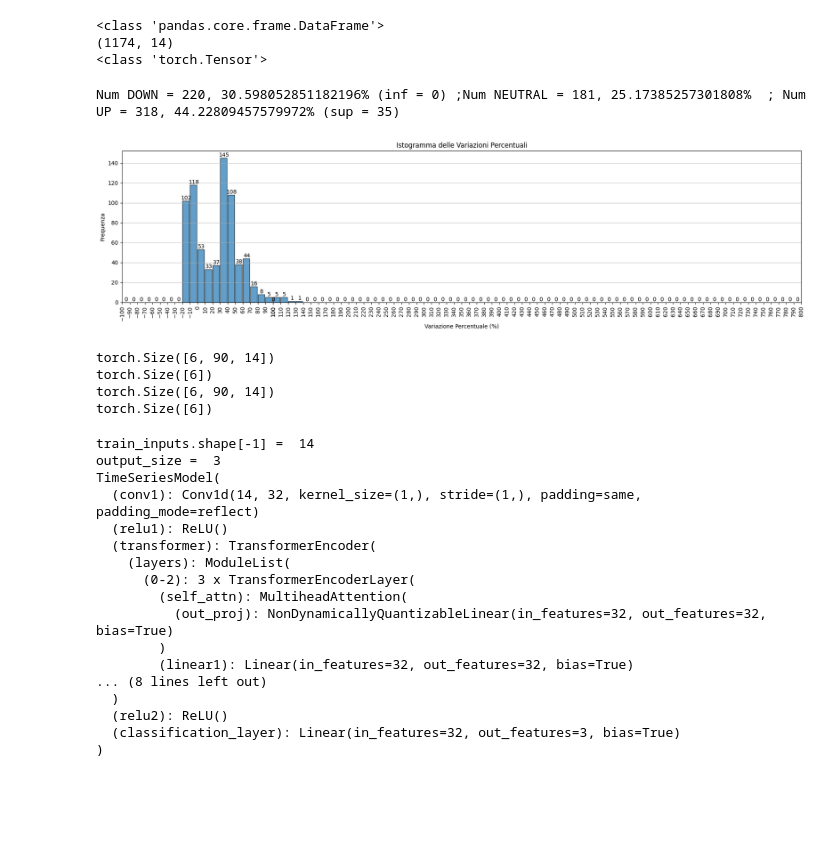
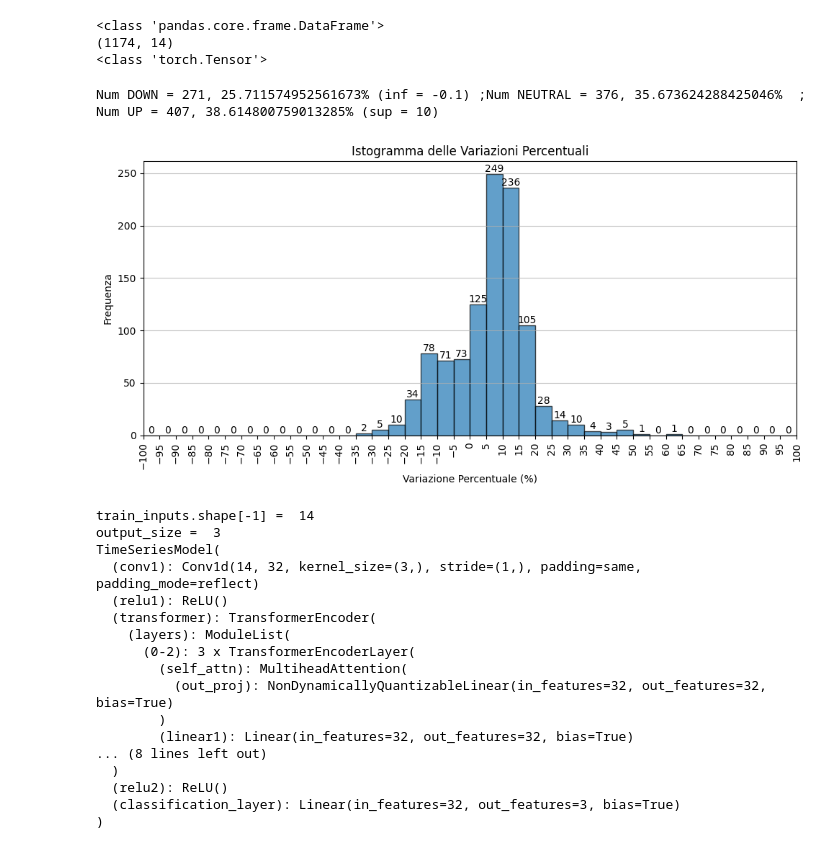
Before and after one commit to tommasomora01/StockIndexClassification, a Jupyter notebook: StockIndexClassification_Training.ipynb, the cells around one changed output. Drawn from its saved outputs; the diff is of its cells as text; code cells hidden in the pictures; blank space fills up the shorter version.

```diff
--- a/StockIndexClassification_Training.ipynb
+++ b/StockIndexClassification_Training.ipynb
@@ -87,6 +72,6 @@ year_end = config['dataset_params']['year_end']
 month_end = config['dataset_params']['month_end']
 
 dataset_handler = DatasetHandler(normalized_df,year_start=year_start,month_start=month_start,year_end=year_end,month_end=month_end)
-train_model_dataset , _ = dataset_handler.split_dataset()
+train_model_dataset , final_test = dataset_handler.split_dataset()
 # %%
 train_inputs = train_model_dataset.iloc[:,:]
@@ -116,29 +102,27 @@ folders[0] = os.path.join(folders[0],f"{distance_pred}gg")
 folders[1] = os.path.join(folders[1],f"{distance_pred}gg")
 # %%
 dataset = SequenceDataset(train_inputs, sequence_length=sequence_length, offset=offset,distance_pred=distance_pred)
+#final_test_dataset = SequenceDataset(test_inputs, sequence_length=sequence_length, offset=offset,distance_pred=distance_pred)
 dataset.show_sequence(plot_mode=True)
 # Split train-test
 train_size = int(0.8 * len(dataset))
 test_size = len(dataset) - train_size
 train_dataset, test_dataset = torch.utils.data.random_split(dataset, [train_size, test_size])
-# Creazione dei DataLoader
+# # Creazione dei DataLoader
 train_loader = DataLoader(train_dataset, batch_size=batch_size, shuffle=False)
 test_loader = DataLoader(test_dataset, batch_size=batch_size, shuffle=False)
-for inputs in train_loader:
-  print(inputs[0].shape)
-  print(inputs[1].shape)
-  break
-for inputs in test_loader:
-    print(inputs[0].shape)
-    print(inputs[1].shape)
-    break
+ #final_test_loader = DataLoader(final_test_dataset, batch_size=batch_size, shuffle=False)
+# for inputs in train_loader:
+#   print(inputs[0].shape)
+#   print(inputs[1].shape)
+#   break
+# for inputs in test_loader:
+#     print(inputs[0].shape)
+#     print(inputs[1].shape)
+#     break
 # %% [output]
-Num DOWN = 220, 30.598052851182196% (inf = 0) ;Num NEUTRAL = 181, 25.17385257301808%  ; Num UP = 318, 44.22809457579972% (sup = 35)
+Num DOWN = 271, 25.711574952561673% (inf = -0.1) ;Num NEUTRAL = 376, 35.673624288425046%  ; Num UP = 407, 38.614800759013285% (sup = 10)
-[figure, old version]
+[figure, new version]
-torch.Size([6, 90, 14])
-torch.Size([6])
-torch.Size([6, 90, 14])
-torch.Size([6])
 # %%
 model_dim = config['model_params']['dimension']
 d_model = config['model_params']['d_model']
@@ -150,7 +134,7 @@ early_stopping_patience = config['model_params']['early_stopping_patience']
 early_stopping_delta = config['model_params']['early_stopping_delta']
 # %%
 # Creazione del modello
-model = TimeSeriesModel(train_inputs.shape[-1], output_size,"small",d_model = d_model, n_head= n_head, dim_feedforward= dim_feedforward, num_layers=num_layers, kernel_size=1)
+model = TimeSeriesModel(train_inputs.shape[-1], output_size,"small",d_model = d_model, n_head= n_head, dim_feedforward= dim_feedforward, num_layers=num_layers, kernel_size=kernel_size)
 
 for m in model.modules():
     if isinstance(m, (nn.Conv1d, nn.Conv2d, nn.Conv3d, nn.Linear)):
@@ -166,7 +150,7 @@ print(model)
 train_inputs.shape[-1] =  14
 output_size =  3
 TimeSeriesModel(
-  (conv1): Conv1d(14, 32, kernel_size=(1,), stride=(1,), padding=same, padding_mode=reflect)
+  (conv1): Conv1d(14, 32, kernel_size=(3,), stride=(1,), padding=same, padding_mode=reflect)
   (relu1): ReLU()
   (transformer): TransformerEncoder(
     (layers): ModuleList(
```
Also changed, not shown: parts of 10 cells of this notebook.
